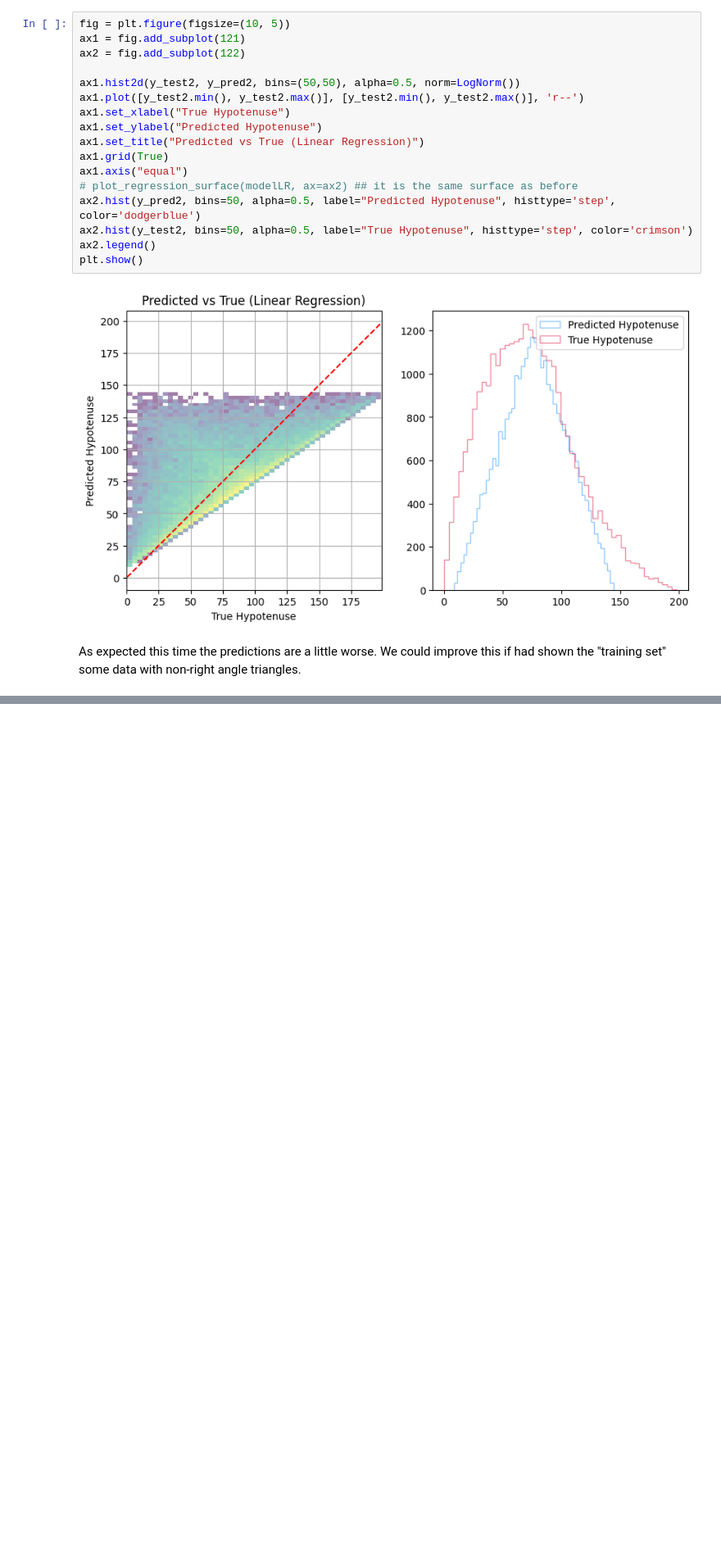
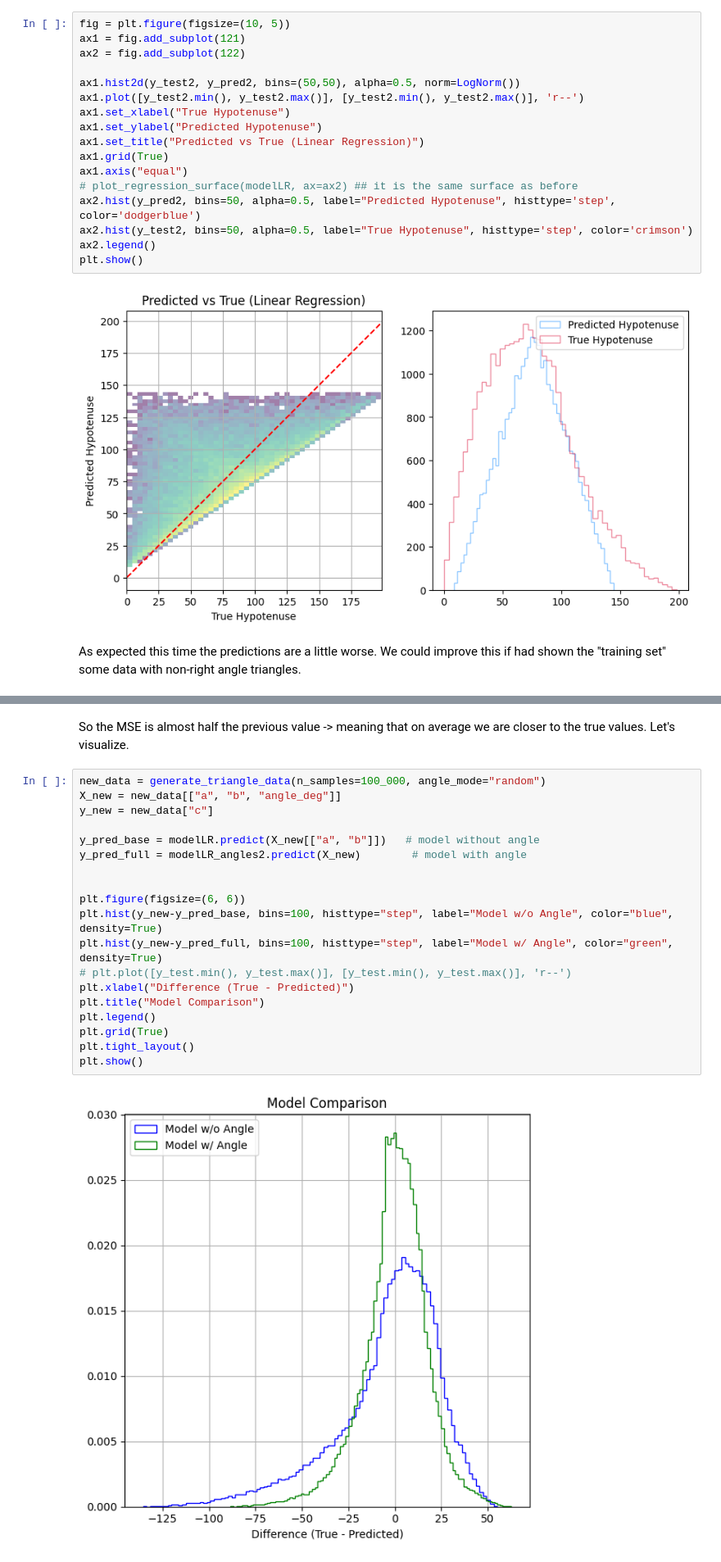
Before and after one commit to KaraMelih/HypotAI, a Jupyter notebook: notebooks/LinearModels.ipynb, the cells around one changed output, grey strips where cells are left out. Shown: that part at 82% size. Drawn from its saved outputs; the diff is of its cells as text; blank space fills up the shorter version.

```diff
--- a/notebooks/LinearModels.ipynb
+++ b/notebooks/LinearModels.ipynb
@@ -133,0 +182,23 @@ As expected this time the predictions are a little worse. We could improve this
+# %% [markdown]
+So the MSE is almost half the previous value -> meaning that on average we are closer to the true values. Let's visualize.
+# %%
+new_data = generate_triangle_data(n_samples=100_000, angle_mode="random")
+X_new = new_data[["a", "b", "angle_deg"]]
+y_new = new_data["c"]
+
+y_pred_base = modelLR.predict(X_new[["a", "b"]])   # model without angle
+y_pred_full = modelLR_angles2.predict(X_new)        # model with angle
+
+
+plt.figure(figsize=(6, 6))
+plt.hist(y_new-y_pred_base, bins=100, histtype="step", label="Model w/o Angle", color="blue", density=True)
+plt.hist(y_new-y_pred_full, bins=100, histtype="step", label="Model w/ Angle", color="green", density=True)
+# plt.plot([y_test.min(), y_test.max()], [y_test.min(), y_test.max()], 'r--')
+plt.xlabel("Difference (True - Predicted)")
+plt.title("Model Comparison")
+plt.legend()
+plt.grid(True)
+plt.tight_layout()
+plt.show()
+# %% [output]
+[figure, added]
```
Also changed, not shown: parts of 7 cells of this notebook.
